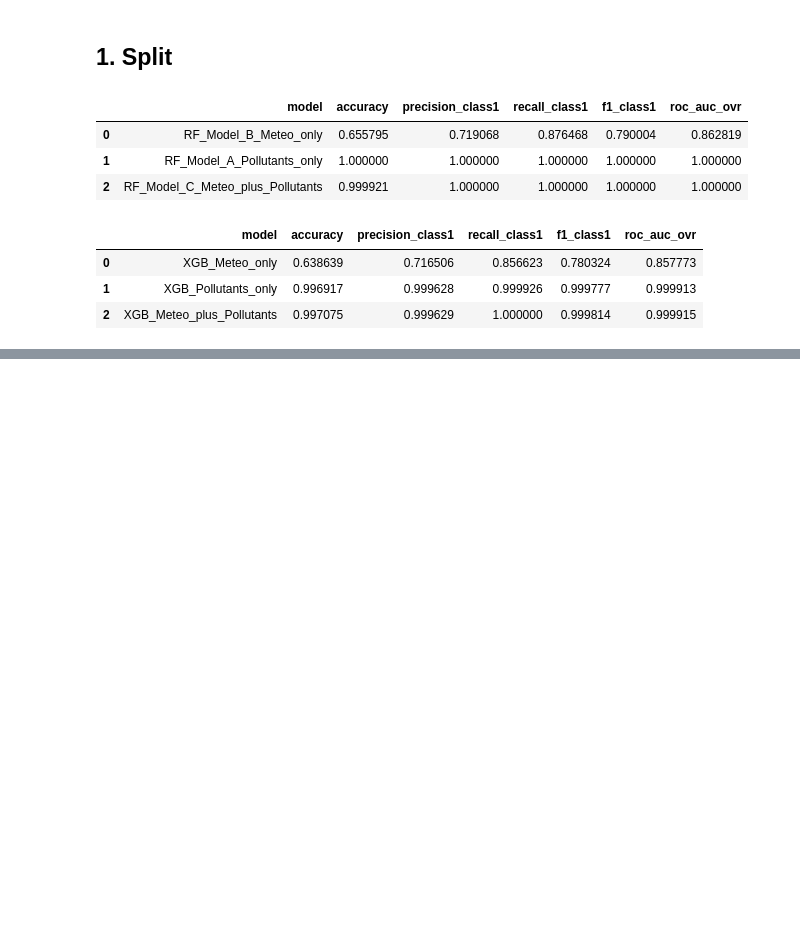
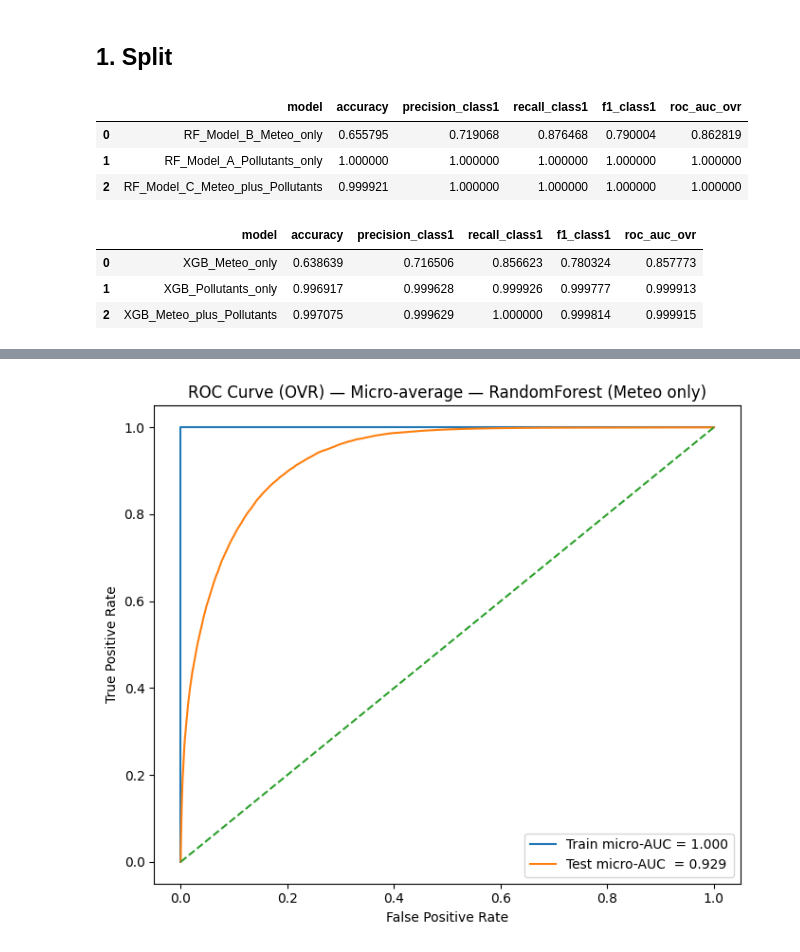
Before and after one commit to leagravellard/Memoire, a Jupyter notebook: notebooks/01_exploration.ipynb, the cells around one changed output, grey strips where cells are left out. Drawn from its saved outputs; the diff is of its cells as text; code cells hidden in the pictures; blank space fills up the shorter version.

```diff
--- a/notebooks/01_exploration.ipynb
+++ b/notebooks/01_exploration.ipynb
@@ -975,0 +1113,54 @@ TypeError: LogisticRegression.__init__() got an unexpected keyword argument 'mul
+# %%
+import numpy as np
+import matplotlib.pyplot as plt
+
+from sklearn.ensemble import RandomForestClassifier
+from sklearn.preprocessing import label_binarize
+from sklearn.metrics import roc_curve, auc
+
+# ===== METEO ONLY =====
+Xtr, Xte = X_train_meteo, X_test_meteo
+ytr = y_train.astype(int).values
+yte = y_test.astype(int).values
+
+rf_params = {
+    "n_estimators": 300,
+    "max_depth": None,
+    "min_samples_split": 2,
+    "min_samples_leaf": 1,
+    "n_jobs": -1,
+    "class_weight": "balanced",
+    "random_state": 42
+}
+
+clf = RandomForestClassifier(**rf_params)
+clf.fit(Xtr, ytr)
+
+proba_tr = clf.predict_proba(Xtr)
+proba_te = clf.predict_proba(Xte)
+
+classes = np.array(clf.classes_)  # ex: [1,2,3,4,5,6]
+
+# Binarisation pour OVR
+ytr_bin = label_binarize(ytr, classes=classes)
+yte_bin = label_binarize(yte, classes=classes)
+
+# Micro-average ROC
+fpr_tr, tpr_tr, _ = roc_curve(ytr_bin.ravel(), proba_tr.ravel())
+fpr_te, tpr_te, _ = roc_curve(yte_bin.ravel(), proba_te.ravel())
+
+auc_tr = auc(fpr_tr, tpr_tr)
+auc_te = auc(fpr_te, tpr_te)
+
+plt.figure(figsize=(7,6))
+plt.plot(fpr_tr, tpr_tr, label=f"Train micro-AUC = {auc_tr:.3f}")
+plt.plot(fpr_te, tpr_te, label=f"Test micro-AUC  = {auc_te:.3f}")
+plt.plot([0,1], [0,1], linestyle="--")
+plt.title("ROC Curve (OVR) — Micro-average — RandomForest (Meteo only)")
+plt.xlabel("False Positive Rate")
+plt.ylabel("True Positive Rate")
+plt.legend()
+plt.tight_layout()
+plt.show()
+# %% [output]
+[figure, added]
```
Also changed, not shown: parts of 7 cells of this notebook.
